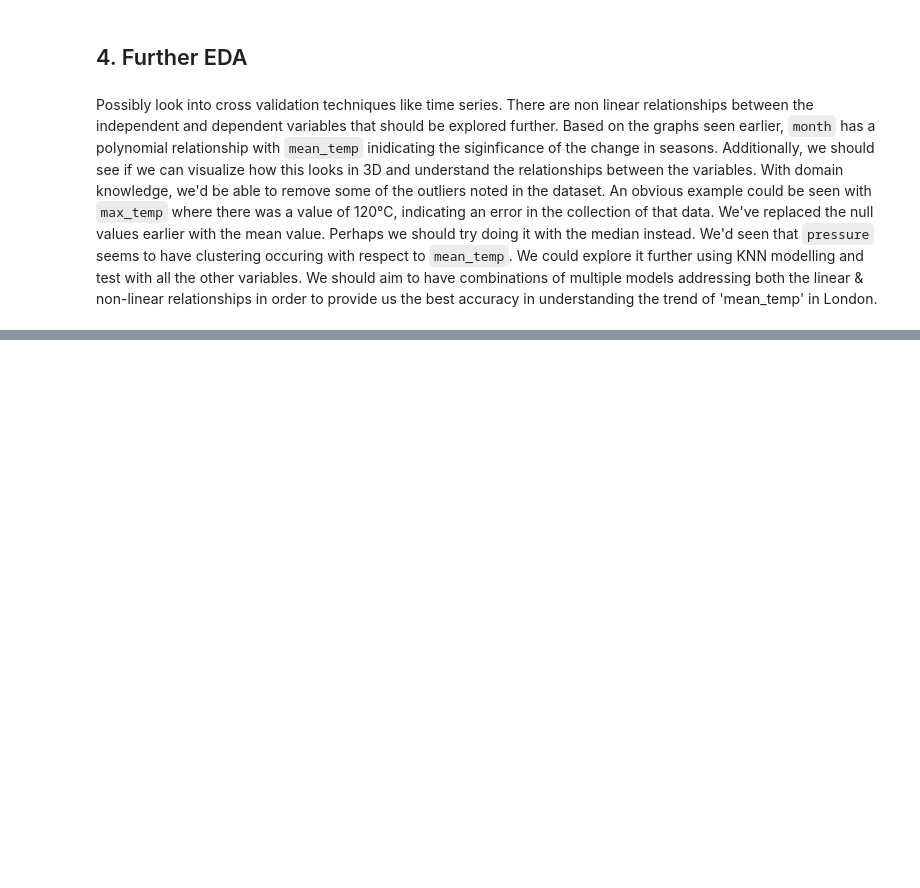
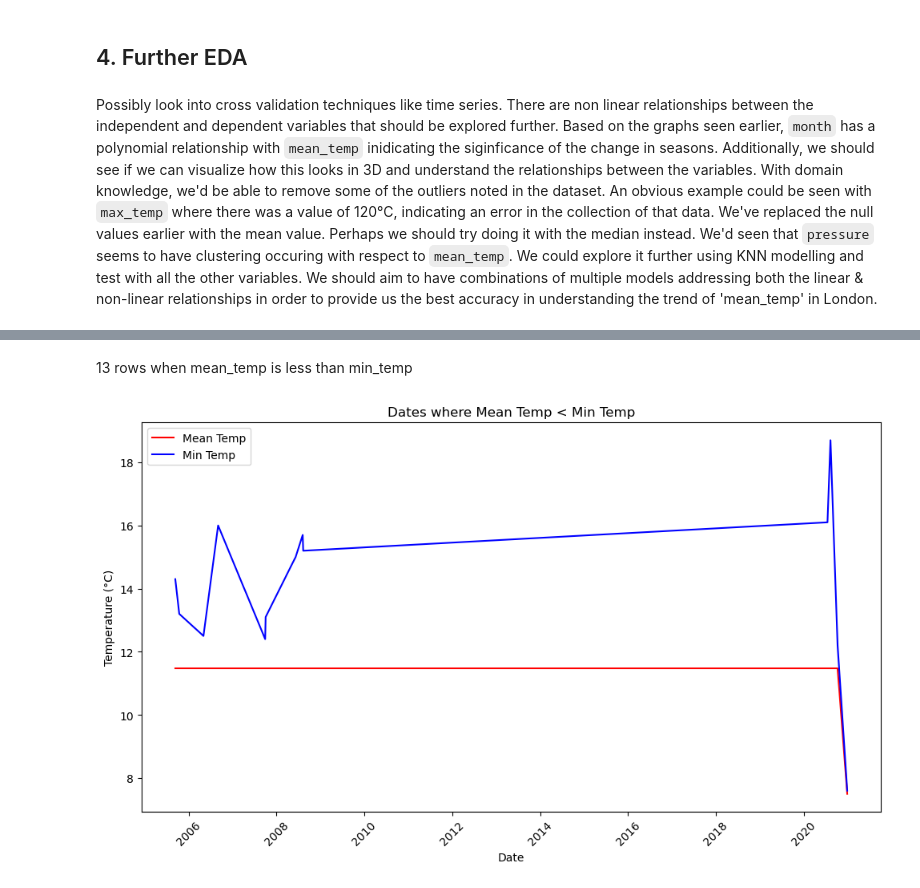
Before and after one commit to Matom23/London_Weather_EDA, a Jupyter notebook: London_weather_EDA.ipynb, the cells around one changed output, grey strips where cells are left out. Cells and saved outputs as stored; diff of their text form; code cells hidden in the pictures; blank space fills up the shorter version.

```diff
--- a/London_weather_EDA.ipynb
+++ b/London_weather_EDA.ipynb
@@ -1167,0 +1244,6 @@ We should aim to have combinations of multiple models addressing both the linear
+# %%
+result = lw_df[lw_df['mean_temp'] < lw_df['min_temp']]
+
+# Display days when max_temp is less than min_temp
+print("Days when mean_temp is less than min_temp:")
+print(result['date'])
@@ -1167,0 +1266,21 @@ We should aim to have combinations of multiple models addressing both the linear
+# %% [markdown]
+13 rows when mean_temp is less than min_temp
+# %%
+# Plotting the occurrences where max_temp < min_temp
+plt.figure(figsize=(10, 6))
+plt.plot(result['date'], result['mean_temp'], color = 'red', label='Mean Temp')
+plt.plot(result['date'], result['min_temp'], color = 'blue', label='Min Temp')
+
+# Adding labels and title
+plt.xlabel('Date')
+plt.ylabel('Temperature (°C)')
+plt.title('Dates where Mean Temp < Min Temp')
+plt.legend()
+
+plt.xticks(rotation=45)  # Rotate x-axis labels for better readability
+plt.tight_layout()
+
+# Show plot
+plt.show()
+# %% [output]
+[figure, added]
```
Also changed, not shown: parts of 16 cells of this notebook, 2 other files.
